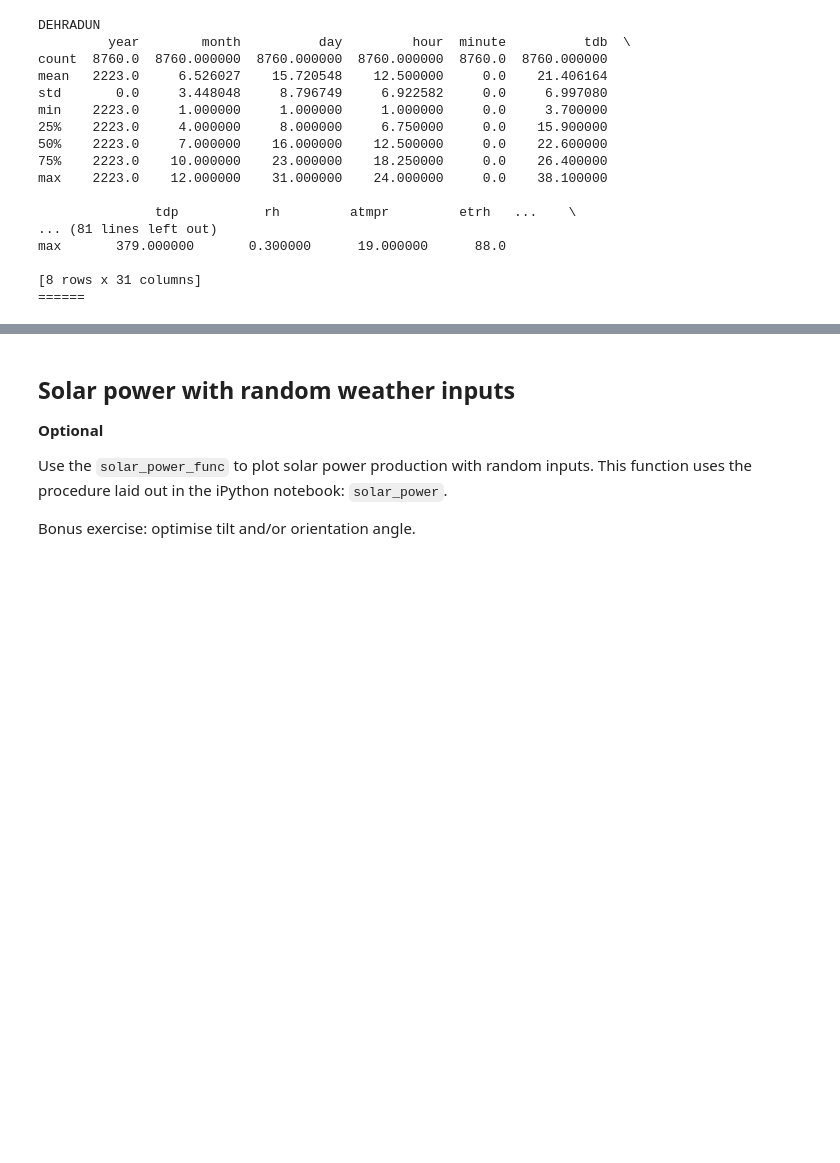
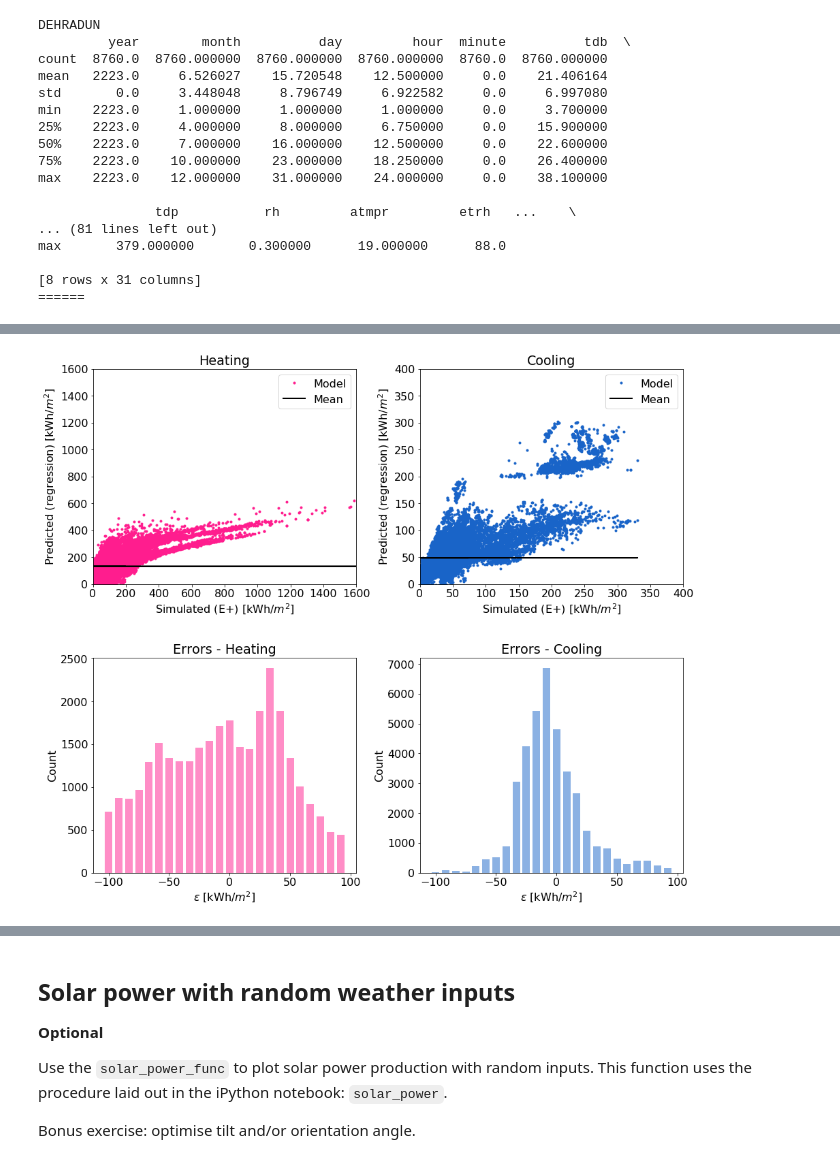
Before and after one commit to paragrastogi/CEPT_Workshop_January2020, a Jupyter notebook: lib/tutorial_v02.ipynb, the cells around one changed output, grey strips where cells are left out. Drawn from its saved outputs; the diff is of its cells as text; code cells hidden in the pictures; blank space fills up the shorter version.

```diff
--- a/lib/tutorial_v02.ipynb
+++ b/lib/tutorial_v02.ipynb
@@ -632,0 +464,6 @@ plt.show()
+# %%
+y_pred = dict()
+y_pred['heatnorm'] = np.repeat(np.mean(y_train.loc[:, 'heatnorm']), y_test.loc[:, 'heatnorm'].shape[0])
+y_pred['coolnorm'] = np.repeat(np.mean(y_train.loc[:, 'coolnorm']), y_test.loc[:, 'coolnorm'].shape[0])
+
+y_pred = pd.DataFrame(y_pred)
@@ -632,0 +477,11 @@ plt.show()
+# %%
+model_lin_regr = dict(heatnorm=LinearRegression(), coolnorm=LinearRegression())
+model_lin_regr['heatnorm'].fit(X=x_train, y=y_train['heatnorm'])
+model_lin_regr['coolnorm'].fit(X=x_train, y=y_train['coolnorm'])
+
+y_pred['heatnorm'] = model_lin_regr['heatnorm'].predict(x_test)
+y_pred['coolnorm'] = model_lin_regr['coolnorm'].predict(x_test)
+# %%
+plot_predictions(y_test, y_pred,y_train)
+# %% [output]
+[figure, added]
```
Also changed, not shown: parts of 66 cells of this notebook, 9 other files.
